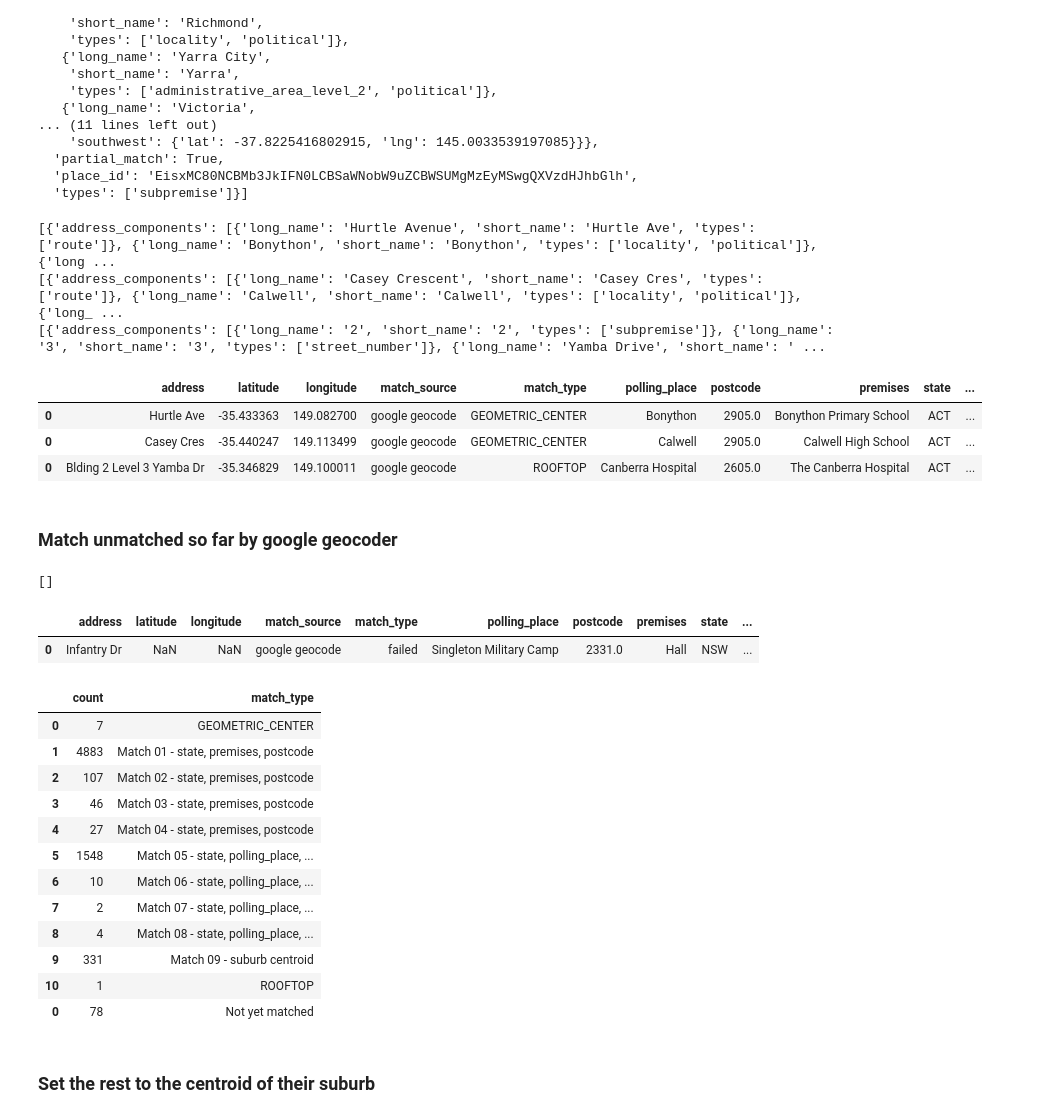
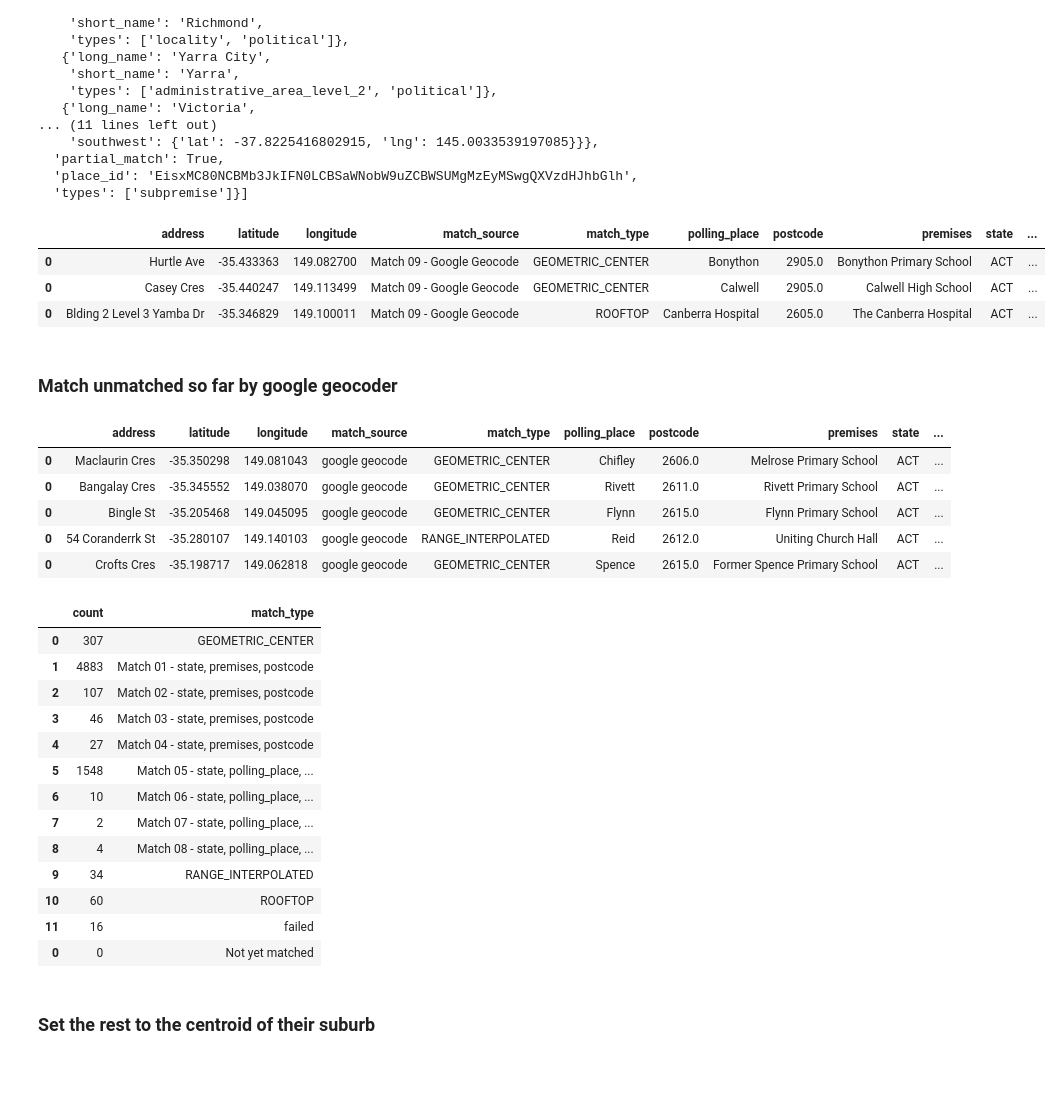
Before and after one commit to jaketclarke/australian_referenda, a Jupyter notebook: referenda_1999_geocode_polling_places.ipynb, the cells around one changed output. Drawn from its saved outputs; the diff is of its cells as text; code cells hidden in the pictures; blank space fills up the shorter version.

```diff
--- a/referenda_1999_geocode_polling_places.ipynb
+++ b/referenda_1999_geocode_polling_places.ipynb
@@ -621,7 +621,7 @@ display(geocode_address('10/44 Lord St Richmond VIC 3121'))
   'place_id': 'EisxMC80NCBMb3JkIFN0LCBSaWNobW9uZCBWSUMgMzEyMSwgQXVzdHJhbGlh',
   'types': ['subpremise']}]
 # %%
-def geocode_polling_place(row):
+def geocode_polling_place(row, match_source = 'google geocode'):
     address = row['address'] + ' ' + row['suburb'] + ' ' + str(row['postcode'])[:4]
 
     # geocode address
@@ -629,7 +629,7 @@ def geocode_polling_place(row):
 
     # update the row
     if geocode:
-        row['match_source'] = 'google geocode'
+        row['match_source'] = match_source
         row['match_type'] = geocode[0]['geometry']['location_type']
         row['latitude'] = geocode[0]['geometry']['location']['lat']
         row['longitude'] = geocode[0]['geometry']['location']['lng']
@@ -643,28 +643,25 @@ def geocode_polling_place(row):
 # %%
 # test above function on a few rows
 test = df_pp_1999.head(3)
 
 geocode_test = pd.DataFrame()
 
 i = 0
 for row in test.reset_index().to_dict('records')[:3]:
 
-    row = geocode_polling_place(row)
+    row = geocode_polling_place(row, 'Match 09 - Google Geocode')
 
     if geocode_test.empty:
         geocode_test = row
     else:
         geocode_test = geocode_test.append(row)
 
 geocode_test
 # %% [output]
-[{'address_components': [{'long_name': 'Hurtle Avenue', 'short_name': 'Hurtle Ave', 'types': ['route']}, {'long_name': 'Bonython', 'short_name': 'Bonython', 'types': ['locality', 'political']}, {'long ...
-[{'address_components': [{'long_name': 'Casey Crescent', 'short_name': 'Casey Cres', 'types': ['route']}, {'long_name': 'Calwell', 'short_name': 'Calwell', 'types': ['locality', 'political']}, {'long_ ...
-[{'address_components': [{'long_name': '2', 'short_name': '2', 'types': ['subpremise']}, {'long_name': '3', 'short_name': '3', 'types': ['street_number']}, {'long_name': 'Yamba Drive', 'short_name': ' ...
 |  | address | latitude | longitude | match_source | match_type | polling_place | postcode | premises | state | ... |
-| 0 | Hurtle Ave | -35.433363 | 149.082700 | google geocode | GEOMETRIC_CENTER | Bonython | 2905.0 | Bonython Primary School | ACT | ... |
-| 0 | Casey Cres | -35.440247 | 149.113499 | google geocode | GEOMETRIC_CENTER | Calwell | 2905.0 | Calwell High School | ACT | ... |
-| 0 | Blding 2 Level 3 Yamba Dr | -35.346829 | 149.100011 | google geocode | ROOFTOP | Canberra Hospital | 2605.0 | The Canberra Hospital | ACT | ... |
+| 0 | Hurtle Ave | -35.433363 | 149.082700 | Match 09 - Google Geocode | GEOMETRIC_CENTER | Bonython | 2905.0 | Bonython Primary School | ACT | ... |
+| 0 | Casey Cres | -35.440247 | 149.113499 | Match 09 - Google Geocode | GEOMETRIC_CENTER | Calwell | 2905.0 | Calwell High School | ACT | ... |
+| 0 | Blding 2 Level 3 Yamba Dr | -35.346829 | 149.100011 | Match 09 - Google Geocode | ROOFTOP | Canberra Hospital | 2605.0 | The Canberra Hospital | ACT | ... |
 # %% [markdown]
 ### Match unmatched so far by google geocoder
 # %%
@@ -684,9 +681,12 @@ for row in unmatched_places.reset_index().to_dict('records'):
 
 geocode_matches.head(5)
 # %% [output]
-[]
 |  | address | latitude | longitude | match_source | match_type | polling_place | postcode | premises | state | ... |
-| 0 | Infantry Dr | NaN | NaN | google geocode | failed | Singleton Military Camp | 2331.0 | Hall | NSW | ... |
+| 0 | Maclaurin Cres | -35.350298 | 149.081043 | google geocode | GEOMETRIC_CENTER | Chifley | 2606.0 | Melrose Primary School | ACT | ... |
+| 0 | Bangalay Cres | -35.345552 | 149.038070 | google geocode | GEOMETRIC_CENTER | Rivett | 2611.0 | Rivett Primary School | ACT | ... |
+| 0 | Bingle St | -35.205468 | 149.045095 | google geocode | GEOMETRIC_CENTER | Flynn | 2615.0 | Flynn Primary School | ACT | ... |
+| 0 | 54 Coranderrk St | -35.280107 | 149.140103 | google geocode | RANGE_INTERPOLATED | Reid | 2612.0 | Uniting Church Hall | ACT | ... |
+| 0 | Crofts Cres | -35.198717 | 149.062818 | google geocode | GEOMETRIC_CENTER | Spence | 2615.0 | Former Spence Primary School | ACT | ... |
 # %%
 # reorder geocode in same pattern as non-matches
 # get all keys from that table
@@ -709,7 +709,7 @@ df_pp_1999.update(geocode_matches_ordered)
 display(match_status(df_pp_1999))
 # %% [output]
 |  | count | match_type |
-| 0 | 7 | GEOMETRIC_CENTER |
+| 0 | 307 | GEOMETRIC_CENTER |
 | 1 | 4883 | Match 01 - state, premises, postcode |
 | 2 | 107 | Match 02 - state, premises, postcode |
 | 3 | 46 | Match 03 - state, premises, postcode |
@@ -718,9 +718,10 @@ display(match_status(df_pp_1999))
 | 6 | 10 | Match 06 - state, polling_place, ... |
 | 7 | 2 | Match 07 - state, polling_place, ... |
 | 8 | 4 | Match 08 - state, polling_place, ... |
-| 9 | 331 | Match 09 - suburb centroid |
-| 10 | 1 | ROOFTOP |
-| 0 | 78 | Not yet matched |
+| 9 | 34 | RANGE_INTERPOLATED |
+| 10 | 60 | ROOFTOP |
+| 11 | 16 | failed |
+| 0 | 0 | Not yet matched |
 # %% [markdown]
 ### Set the rest to the centroid of their suburb
 # %%
```
Also changed, not shown: parts of 3 cells of this notebook, 1 other file.
